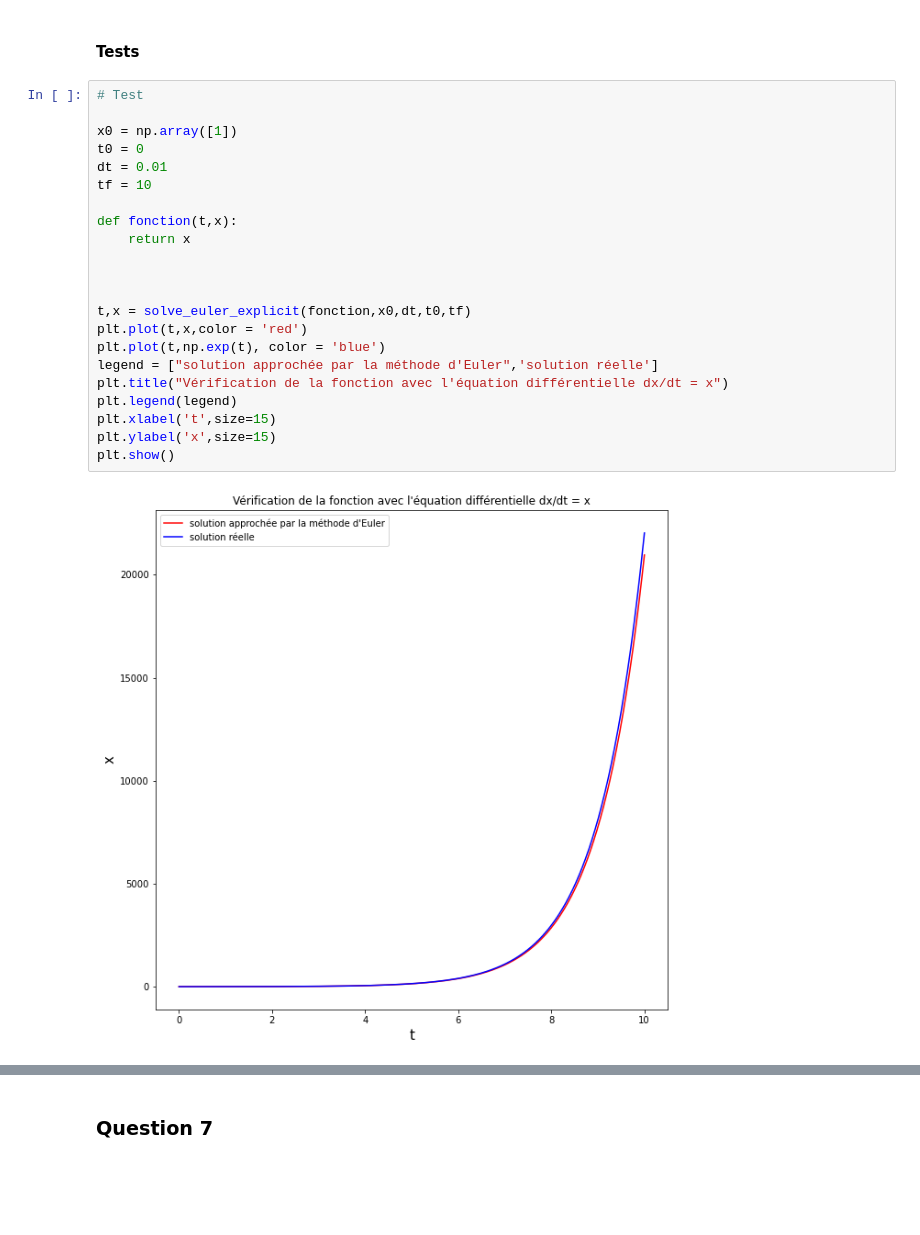
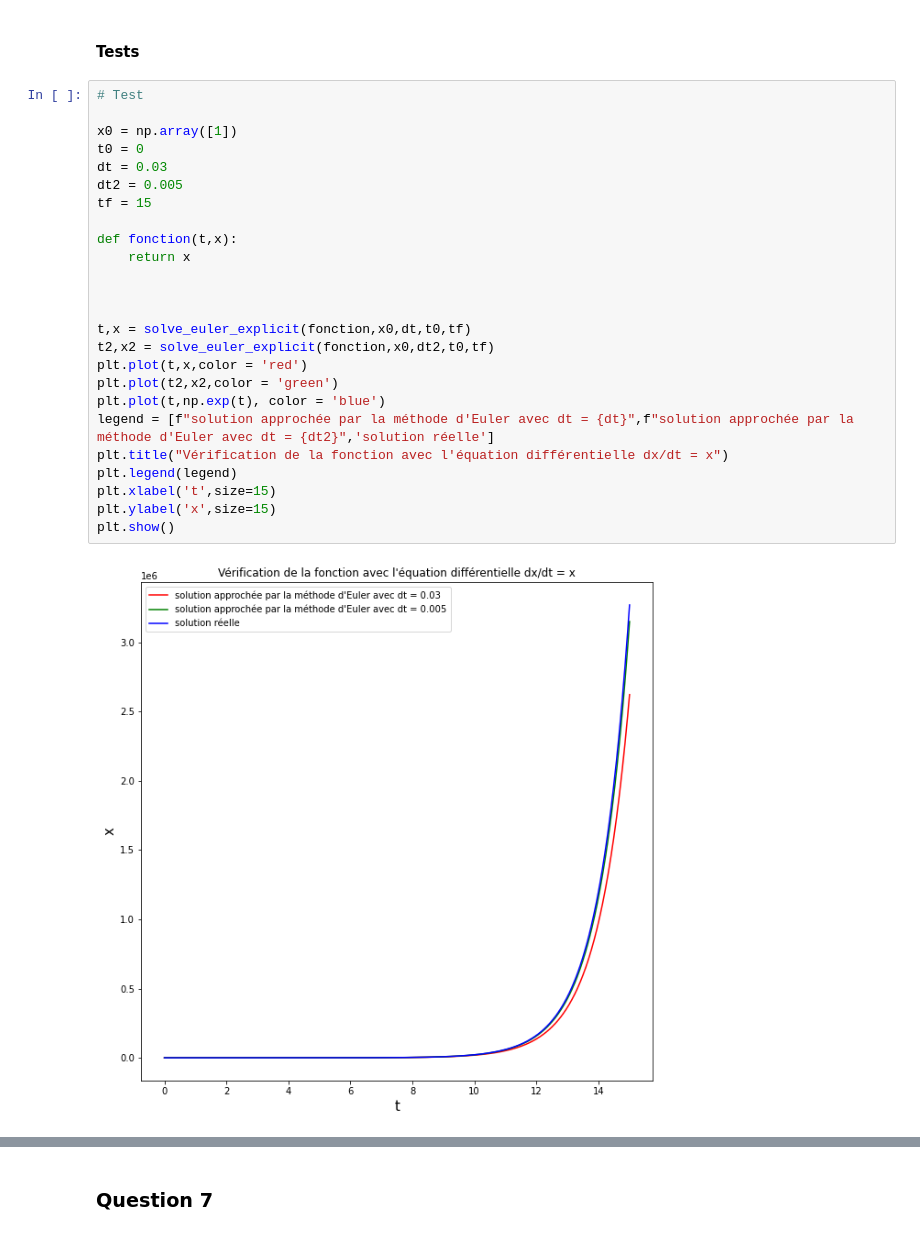
Before and after one commit to adrienmignot/projet_maths_info_chloevogeeeeeeeeeeeel, a Jupyter notebook: Projet_maths_info_2.ipynb, the cells around one changed output, grey strips where cells are left out. Saved outputs shown, nothing was run; the diff lists cells and outputs as text; blank space fills up the shorter version.

```diff
--- a/Projet_maths_info_2.ipynb
+++ b/Projet_maths_info_2.ipynb
@@ -346,27 +345,30 @@ def solve_euler_explicit(f,x0,dt,t0,tf):
 # %%
 # Test
 
 x0 = np.array([1])
 t0 = 0
-dt = 0.01
-tf = 10
+dt = 0.03
+dt2 = 0.005
+tf = 15
 
 def fonction(t,x):
     return x
 
 
 
 t,x = solve_euler_explicit(fonction,x0,dt,t0,tf)
+t2,x2 = solve_euler_explicit(fonction,x0,dt2,t0,tf)
 plt.plot(t,x,color = 'red')
+plt.plot(t2,x2,color = 'green')
 plt.plot(t,np.exp(t), color = 'blue')
-legend = ["solution approchée par la méthode d'Euler",'solution réelle']
+legend = [f"solution approchée par la méthode d'Euler avec dt = {dt}",f"solution approchée par la méthode d'Euler avec dt = {dt2}",'solution réelle']
 plt.title("Vérification de la fonction avec l'équation différentielle dx/dt = x")
 plt.legend(legend)
 plt.xlabel('t',size=15)
 plt.ylabel('x',size=15)
 plt.show()
 # %% [output]
-[figure, old version]
+[figure, new version]
 # %%
 # Test
 
```
Also changed, not shown: parts of 43 cells of this notebook.
